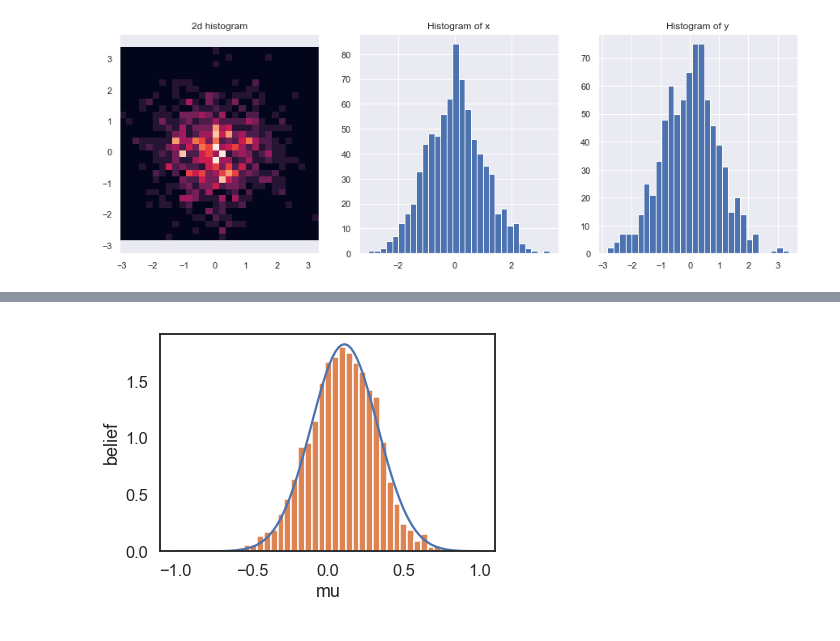
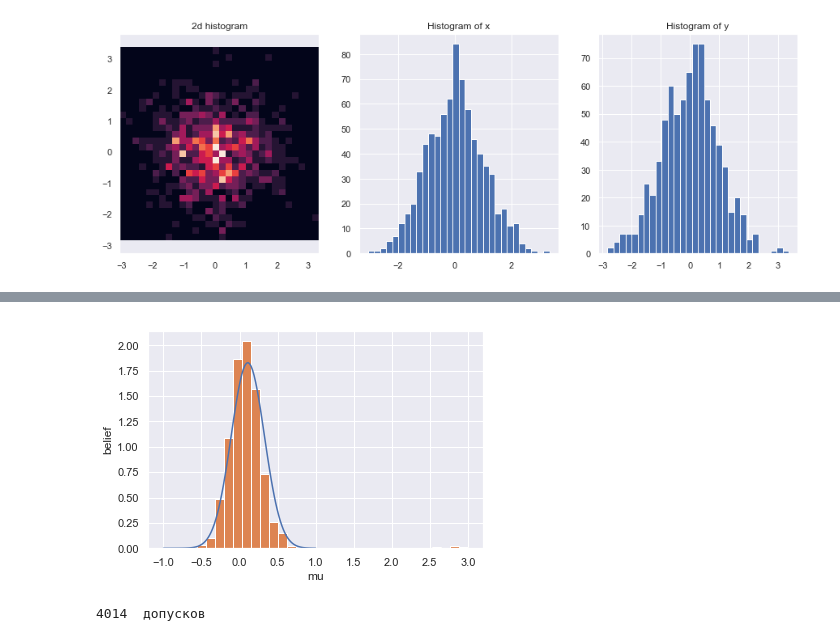
Before and after one commit to MaratMaratMaratMarat/repository-1, a Jupyter notebook: 4.ipynb, the cells around one changed output, grey strips where cells are left out. Drawn from its saved outputs; the diff is of its cells as text; code cells hidden in the pictures.

```diff
--- a/4.ipynb
+++ b/4.ipynb
@@ -254,38 +254,42 @@ plt.show()
 # task 6
 
 
-mu_current = 1
-proposal_width = 0.07
+mu_current = 3
+proposal_width = 0.1
 m =[]
-k = 0
+k=0
+e = 0.01
 for i in range(5000):
     mu_proposal = norm(mu_current, proposal_width).rvs()
 
     likelihood_current = norm(mu_current, 1).pdf(data).prod()
     likelihood_proposal = norm(mu_proposal, 1).pdf(data).prod()
 
     # Compute prior probability of current and proposed mu
     prior_current = norm(mu_prior_mu, mu_prior_sd).pdf(mu_current)
     prior_proposal = norm(mu_prior_mu, mu_prior_sd).pdf(mu_proposal)
 
     p_current = likelihood_current * prior_current
     p_proposal = likelihood_proposal * prior_proposal
 
     p_accept = min(1, p_proposal / p_current)
 
     accept = np.random.rand() < p_accept
 
     if accept:
         mu_current = mu_proposal
 
-    if i > 200:
+    if math.fabs(prior_current - prior_proposal)<e :
         m.append(mu_current)
+        k += 1
 
 ax = plt.subplot()
 x = np.linspace(-1, 1, 100)
 plt.plot(x, posterior_analytical)
 plt.hist(m, density = True, bins = 30)
 plt.xlabel('mu'), plt.ylabel('belief')
 plt.show()
+print(k, " допусков")
 # %% [output]
-[figure, old version]
+[figure, new version]
+4014  допусков
```
Also changed, not shown: parts of 2 cells of this notebook.
